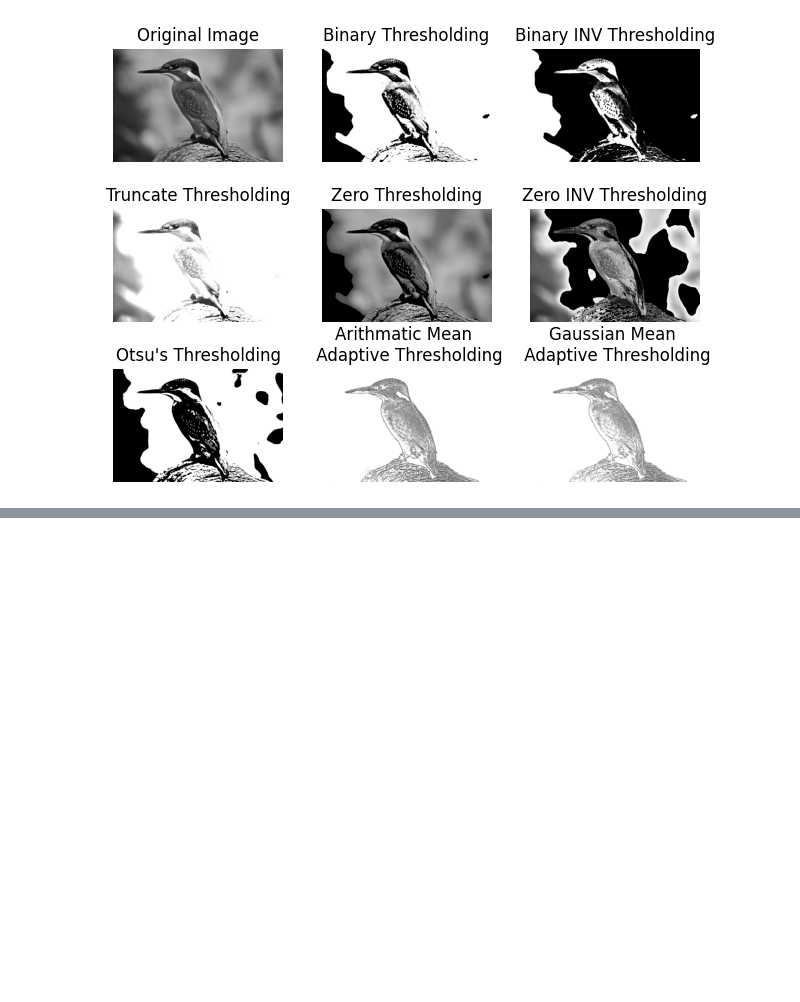
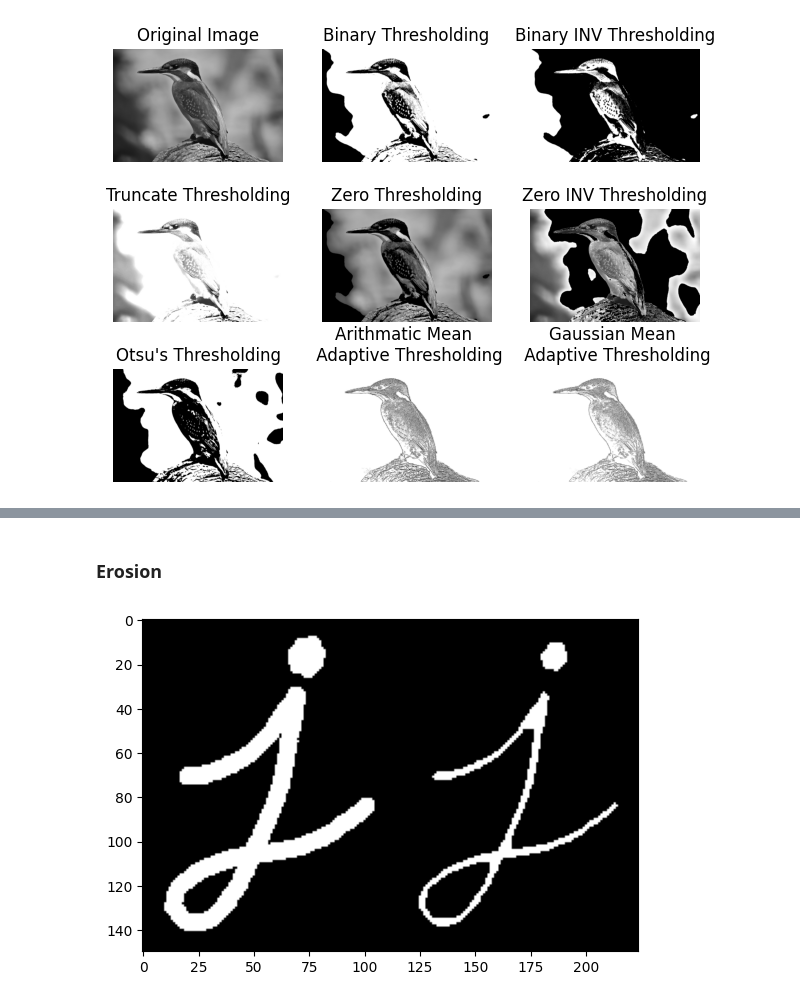
Before and after one commit to bheshajkc/computer-vision-playground, a Jupyter notebook: notebooks/2_image_processing.ipynb, the cells around one changed output, grey strips where cells are left out. Drawn from its saved outputs; the diff is of its cells as text; code cells hidden in the pictures; blank space fills up the shorter version.

```diff
--- a/notebooks/2_image_processing.ipynb
+++ b/notebooks/2_image_processing.ipynb
@@ -167,0 +240,12 @@ U-shaped architecture
+# %% [markdown]
+### Erosion
+# %%
+img = opencv_utils.read_image("./data/raw/j.png", cv.IMREAD_GRAYSCALE)
+
+kernel = np.ones((5,5),np.uint8)
+erosion = cv.erode(img,kernel,iterations = 1)
+
+plt.imshow(np.hstack([img, erosion]), cmap='gray')
+plt.show()
+# %% [output]
+[figure, added]
```
Also changed, not shown: parts of 62 cells of this notebook.
